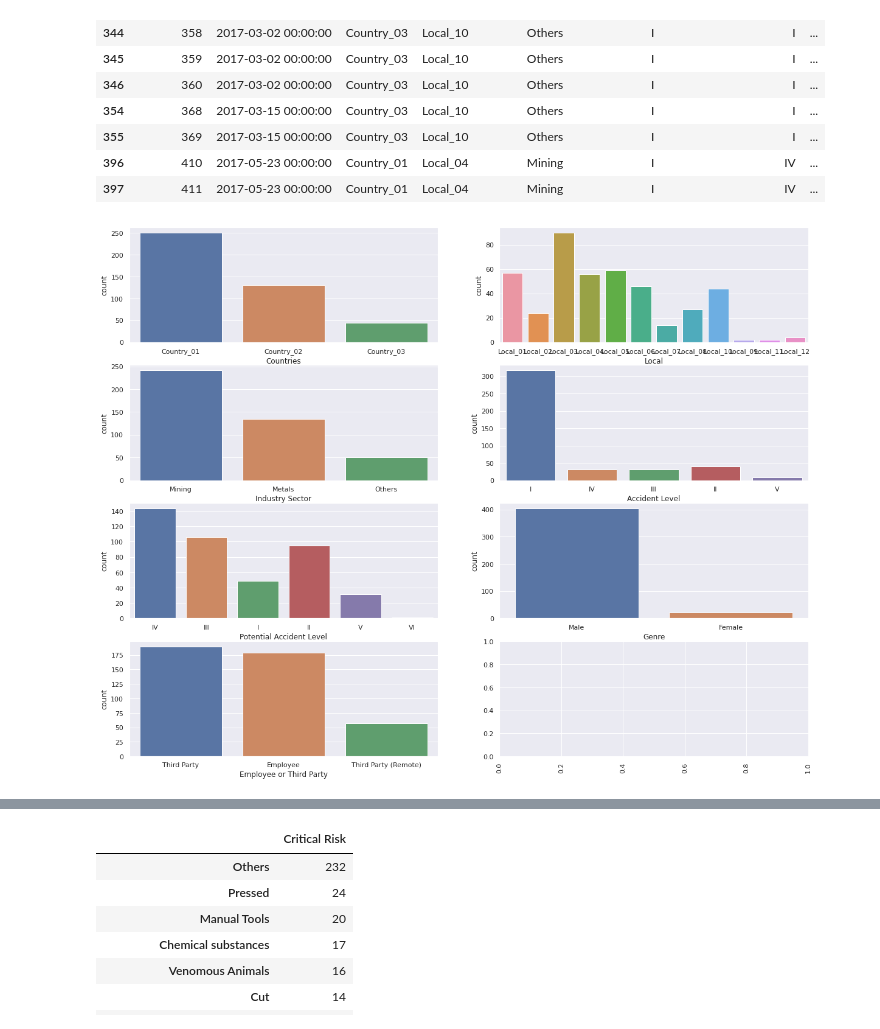
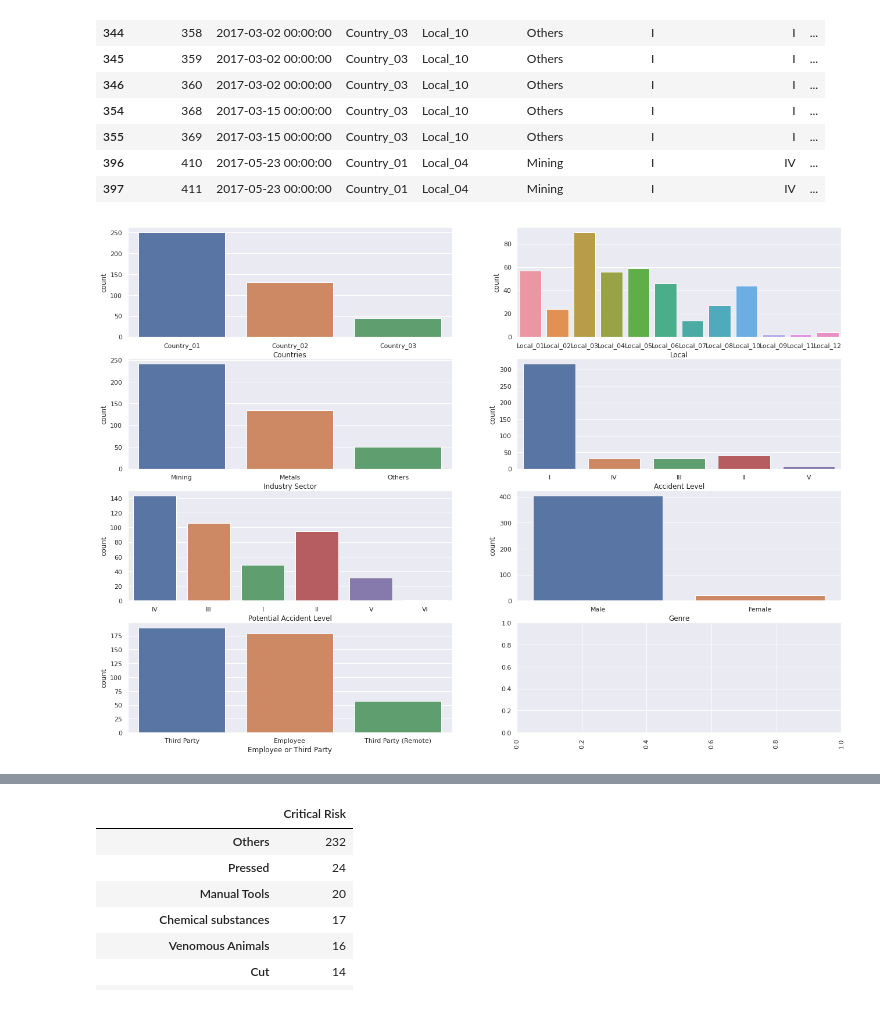
Before and after one commit to ankitagithub13/capstone-chatbot, a Jupyter notebook: Capstone_Project_EDA.ipynb, the cells around one changed output, grey strips where cells are left out. Saved outputs shown, nothing was run; the diff lists cells and outputs as text; code cells hidden in the pictures.

```diff
--- a/Capstone_Project_EDA.ipynb
+++ b/Capstone_Project_EDA.ipynb
@@ -198,26 +218,26 @@ cap_data[cap_data.duplicated(subset=['Data','Countries','Local','Industry Sector
 # %%
 # Let's look at a combined jointplot for columns except critical risk; as crtical risk has 33 categories we will view it seprately to have a more comprehensive visualization
 # As we noted from the 'describe function above some of the observations are:
 # 1) Country - Country 1 has the highest representation, country 3 has the lowest representation.
 # 2) City/Location - Location_03 has the highest instance of records , and location_10 & location_11 have the loqest instance
 # 3) Industry - Mining has the highest instances of records, Other has the lowest instance of records - it is not clear which other sectors are included
 # 4) Accident Level (severity)  - 1 has the highest instance of accident levels; 5 has the lowest levels
 # 5) Potential accidenht level - 4 has the highest instance of accidnet level; 6 has the lowest instance of accident levels
 # 6) Gender - The Female gender representation is meagre
 # 7) Employee or Thirdparty - The 'third party' category has the highest instance of employee type category, and Third party remote has the lowest instance of category
 
-fig, axes =plt.subplots(4,2,sharex=False,sharey=False,figsize=(20,16))
+fig, axes =plt.subplots(4,2,sharex=False,sharey=False,figsize=(22,16))
 sns.countplot(cap_data['Countries'],ax=axes[0,0])
-ax[0,0]=plt.xticks(rotation=90)
+axes[0,0]=plt.xticks(rotation=90)
 sns.countplot(cap_data['Local'], ax=axes[0,1])
 sns.countplot(cap_data['Industry Sector'], ax=axes[1,0])
 sns.countplot(cap_data['Accident Level'], ax=axes[1,1])
 sns.countplot(cap_data['Potential Accident Level'], ax=axes[2,0])
 sns.countplot(cap_data['Genre'], ax=axes[2,1])
 sns.countplot(cap_data['Employee or Third Party'],ax=axes[3,0])
 fig.show()
 # %% [output]
-[figure, old version]
+[figure, new version]
 # %%
 # Others has the highest instance of crtical risk category; far behind though relatively significant other crtical risk categories are - Pressed, Manual tools, chemical
 # substance, venomous animals
```
Also changed, not shown: parts of 36 cells of this notebook.
